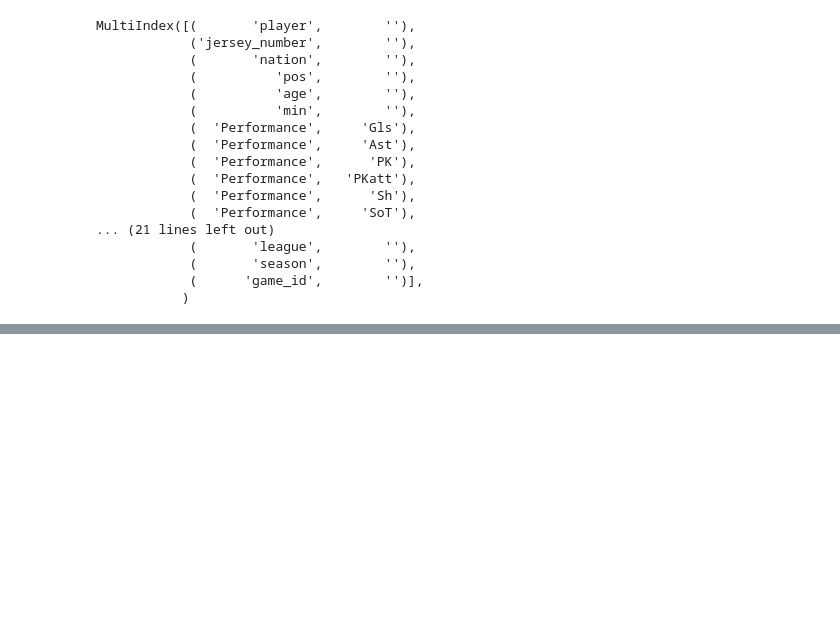
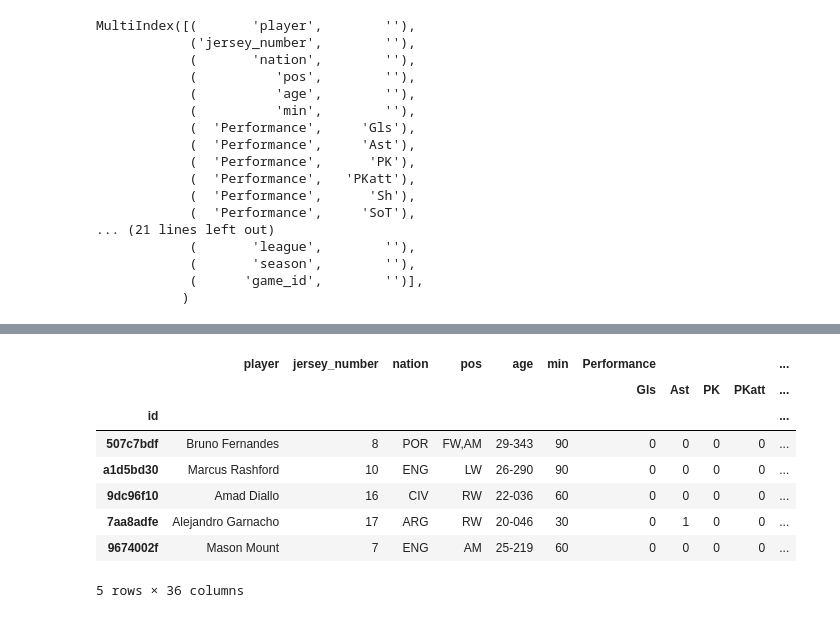
Before and after one commit to PTIT-D22KH/fbref-experimenting, a Jupyter notebook: fbref-players/epl/Untitled.ipynb, the cells around one changed output, grey strips where cells are left out. Drawn from its saved outputs; the diff is of its cells as text; code cells hidden in the pictures; blank space fills up the shorter version.

```diff
--- a/fbref-players/epl/Untitled.ipynb
+++ b/fbref-players/epl/Untitled.ipynb
@@ -20,5 +20,5 @@ fb.FBref.available_leagues()
  'UCL',
  'UEL']
 # %%
-fbref = fb.FBref('ENG-EPL', '2024-2025')
+fbref = fb.FBref('ENG-EPL', '2023-2024')
 # %% [output]
@@ -134,0 +151,3 @@ df_normal = df1[~df1['player'].isin(players_to_drop)]
+# %%
+df = fbref.read_player_match_stats()
+df1 = fbref.read_player_match_stats('keepers')
@@ -134,0 +211,12 @@ df_normal = df1[~df1['player'].isin(players_to_drop)]
+# %%
+df.head()
+# %% [output]
+|  | player | jersey_number | nation | pos | age | min | Performance |  |  |  | ... |
+|  |  |  |  |  |  |  | Gls | Ast | PK | PKatt | ... |
+| id |  |  |  |  |  |  |  |  |  |  | ... |
+| 507c7bdf | Bruno Fernandes | 8 | POR | FW,AM | 29-343 | 90 | 0 | 0 | 0 | 0 | ... |
+| a1d5bd30 | Marcus Rashford | 10 | ENG | LW | 26-290 | 90 | 0 | 0 | 0 | 0 | ... |
+| 9dc96f10 | Amad Diallo | 16 | CIV | RW | 22-036 | 60 | 0 | 0 | 0 | 0 | ... |
+| 7aa8adfe | Alejandro Garnacho | 17 | ARG | RW | 20-046 | 30 | 0 | 1 | 0 | 0 | ... |
+| 9674002f | Mason Mount | 7 | ENG | AM | 25-219 | 60 | 0 | 0 | 0 | 0 | ... |
+5 rows × 36 columns
```
Also changed, not shown: parts of 13 cells of this notebook, 1 other file.
